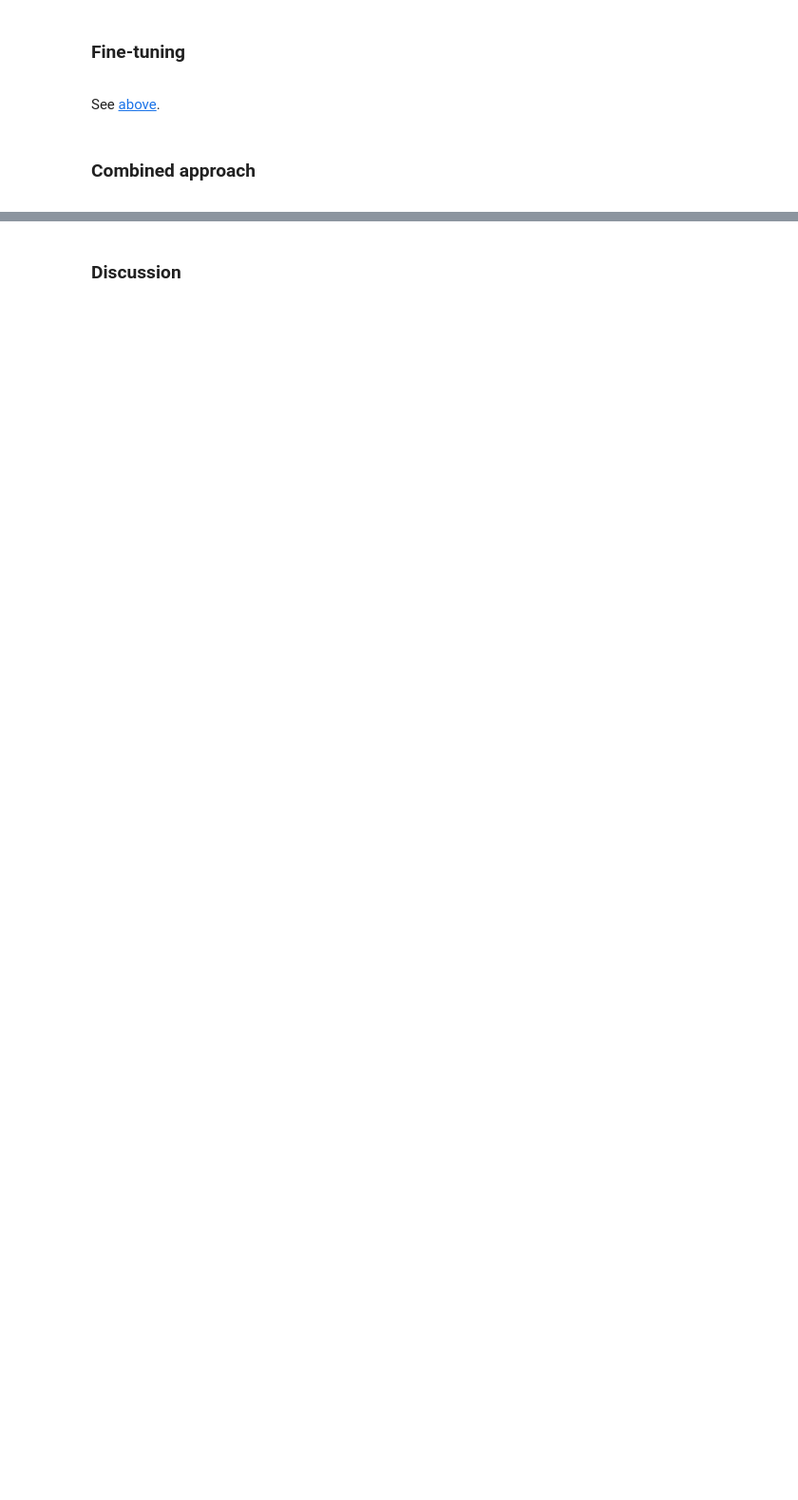
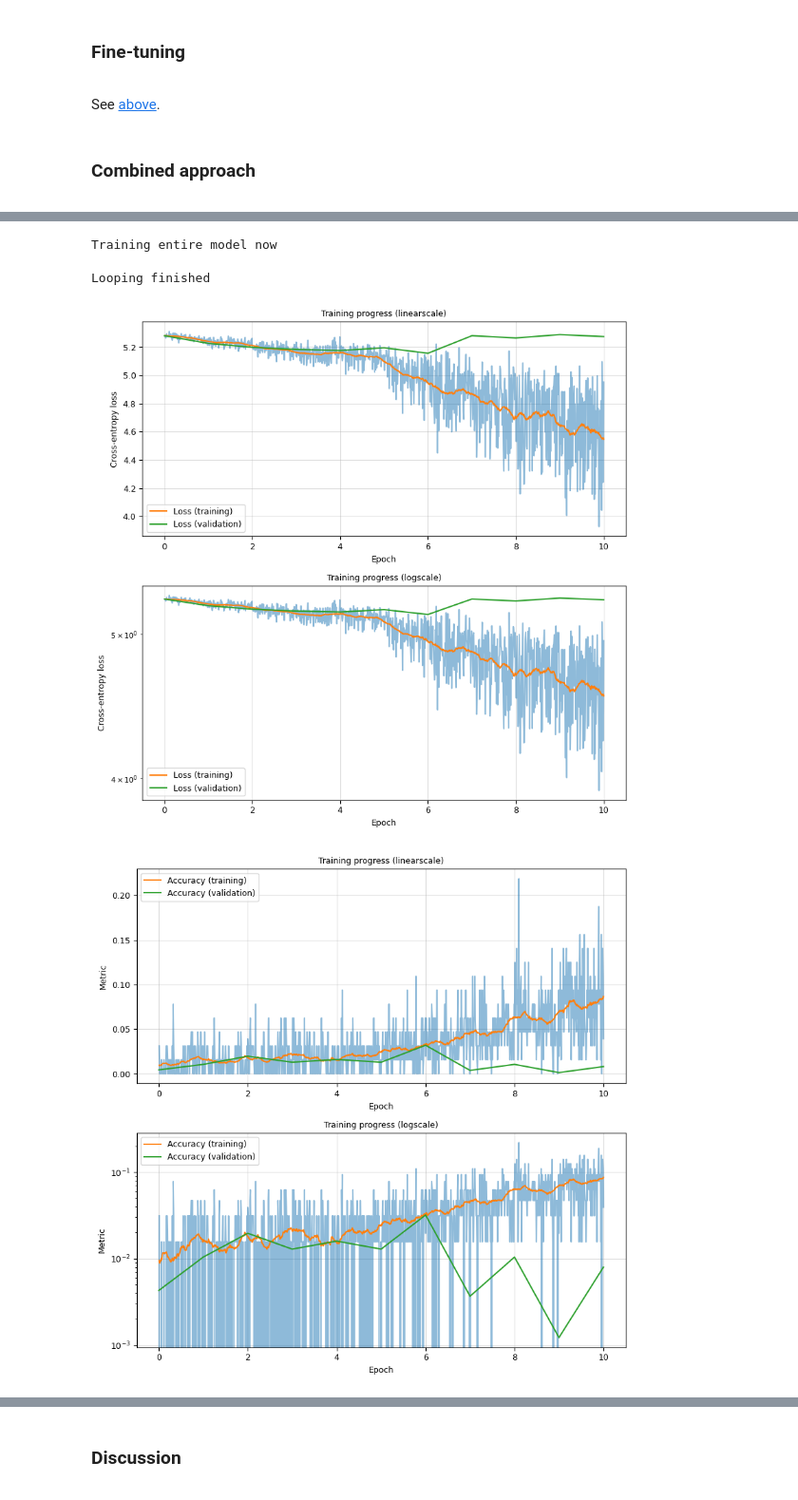
Before and after one commit to bertan-karacora/lab-vision-systems-assignments, a Jupyter notebook: assignment_3/assignment_3.ipynb, the cells around one changed output, grey strips where cells are left out. Shown at 95% size. Saved outputs shown, nothing was run; the diff lists cells and outputs as text; code cells hidden in the pictures; blank space fills up the shorter version.

```diff
--- a/assignment_3/assignment_3.ipynb
+++ b/assignment_3/assignment_3.ipynb
@@ -450,7 +503,8 @@ config.set_config_exp(path_dir_exp_mobilenet_combined)
 # %%
 trainer = Trainer(name_exp_mobilenet_combined)
-trainer.loop(config.TRAINING["num_epochs"])
+trainer.loop(10)
 log_mobilenet_combined = trainer.log
 
 plot.plot_loss(log_mobilenet_combined)
 plot.plot_metrics(log_mobilenet_combined)
+# %% [output]
@@ -457,3 +528,7 @@ plot.plot_metrics(log_mobilenet_combined)
+Training entire model now
+Looping finished
+[figure, added]
+[figure, added]
 # %%
 _, model_mobilenet_combined, _, _ = utils_checkpoints.load(path_dir_exp_mobilenet_combined / "checkpoints" / "final.pth")
 
```
Also changed, not shown: parts of 7 cells of this notebook, 5 other files.
